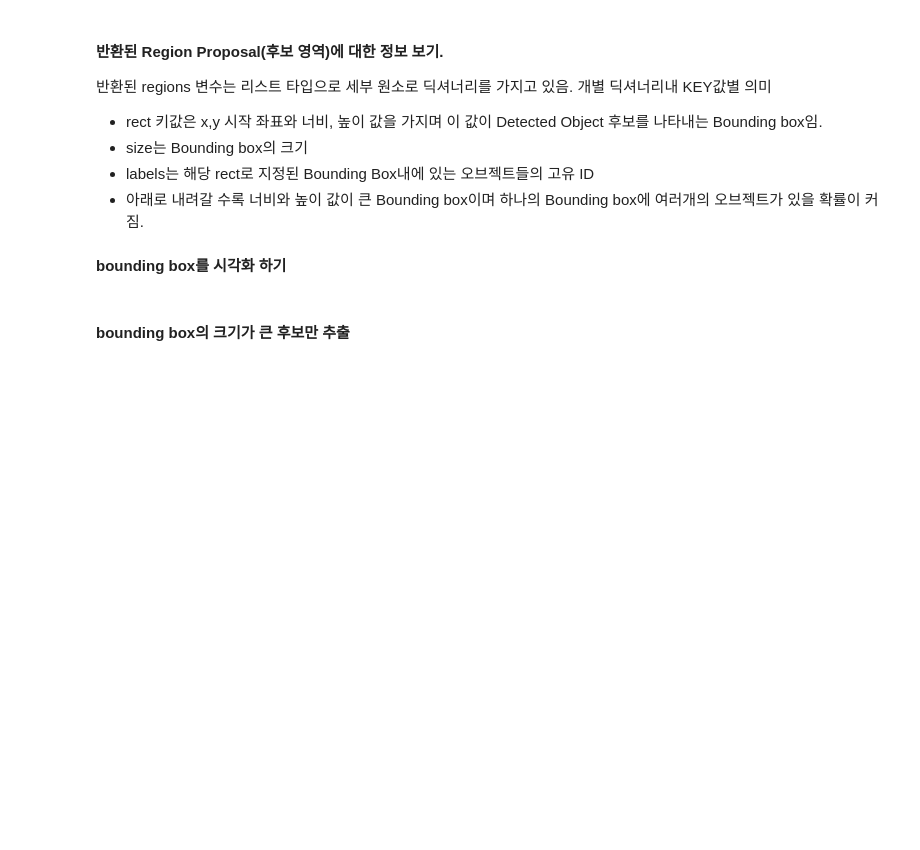
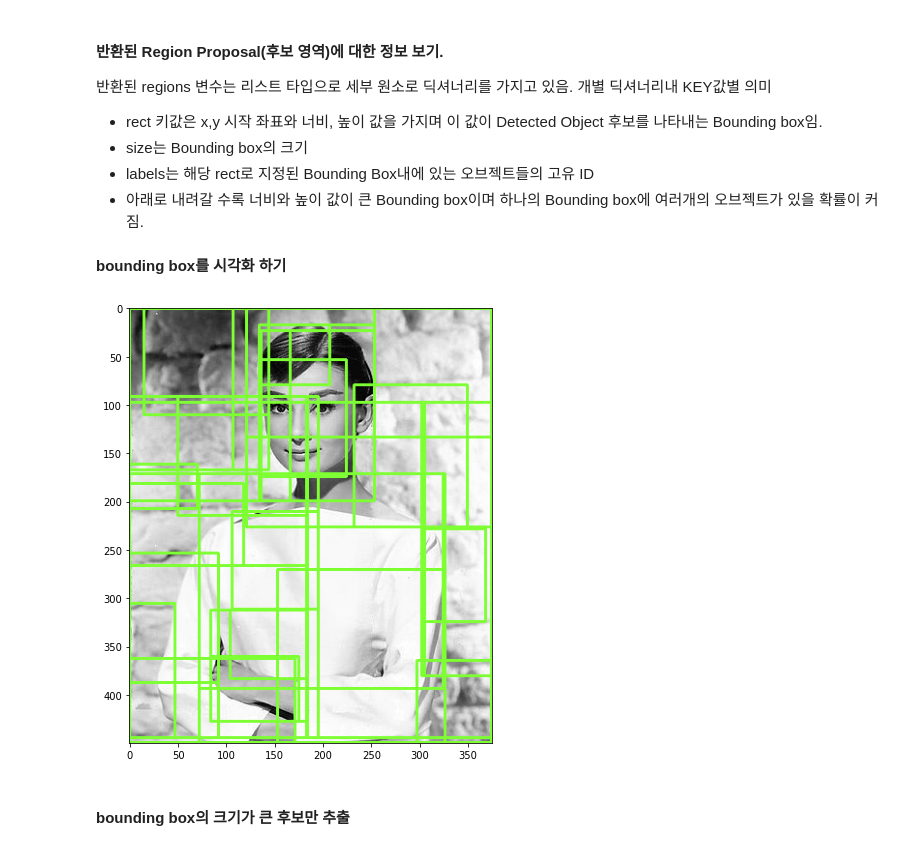
Before and after one commit to George-Polya/Inflearn-CV, a Jupyter notebook: Detection/preliminary/Selective_search와_IOU구하기.ipynb, the cells around one changed output. Drawn from its saved outputs; the diff is of its cells as text; code cells hidden in the pictures; blank space fills up the shorter version.

Commit message:
selective_search and iou

```diff
--- a/Detection/preliminary/Selective_search와_IOU구하기.ipynb
+++ b/Detection/preliminary/Selective_search와_IOU구하기.ipynb
@@ -27,3 +27,6 @@ img shape :  (450, 375, 3)
 [figure]
 # %%
 #selectivesearch.selective_search()는 이미지의 Region Proposal정보를 반환
+_, regions = selectivesearch.selective_search(img_rgb, scale=100, min_size=2000)
+print(type(regions), len(regions))
+regions
@@ -29,0 +52,3 @@ img shape :  (450, 375, 3)
+# %%
+cand_rects = [cand["rect"] for cand in regions]
+print(cand_rects)
@@ -40,5 +67,21 @@ img shape :  (450, 375, 3)
 # %%
 # opencv의 rectangle()을 이용하여 시각화
 # rectangle()은 이미지와 좌상단 좌표, 우하단 좌표, box컬러색, 두께등을 인자로 입력하면 원본 이미지에 box를 그려줌.
+
+green_rgb = (125,255,51)
+img_rgb_copy = img_rgb.copy()
+
+for rect in cand_rects:
+    left = rect[0]
+    top = rect[1]
+    right = left + rect[2]
+    bottom = top + rect[3]
+
+    img_rgb_copy = cv2.rectangle(img_rgb_copy, (left,top), (right, bottom), color=green_rgb, thickness=2)
+plt.figure(figsize=(8,8))
+plt.imshow(img_rgb_copy)
+plt.show()
+# %% [output]
+[figure, added]
 # %% [markdown]
 #### bounding box의 크기가 큰 후보만 추출
```
Also changed, not shown: parts of 9 cells of this notebook.
